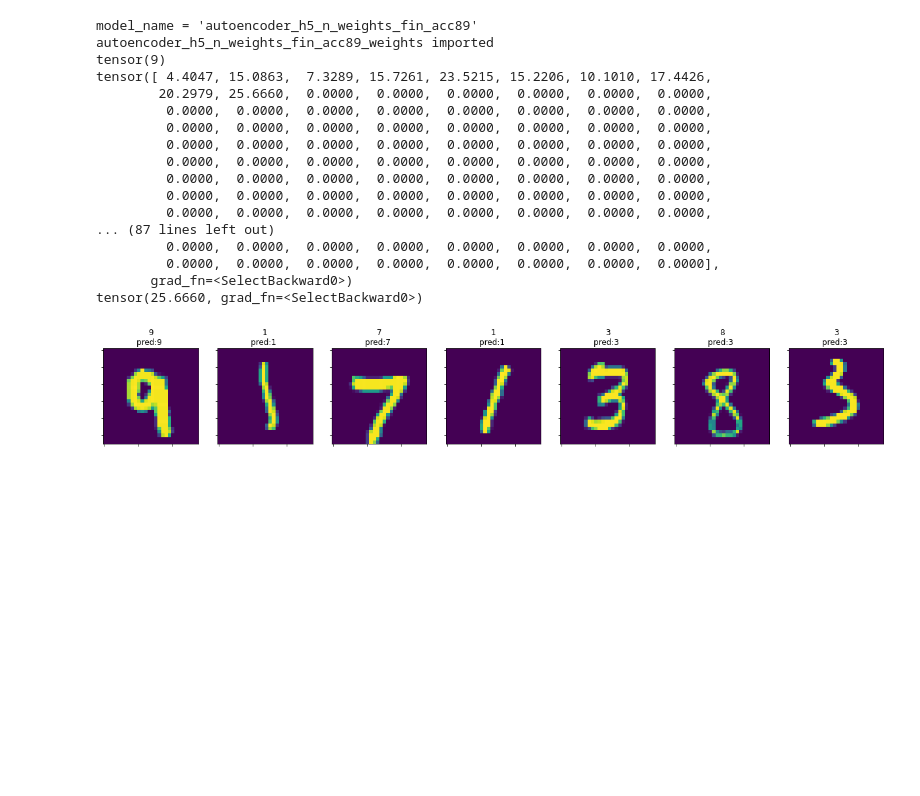
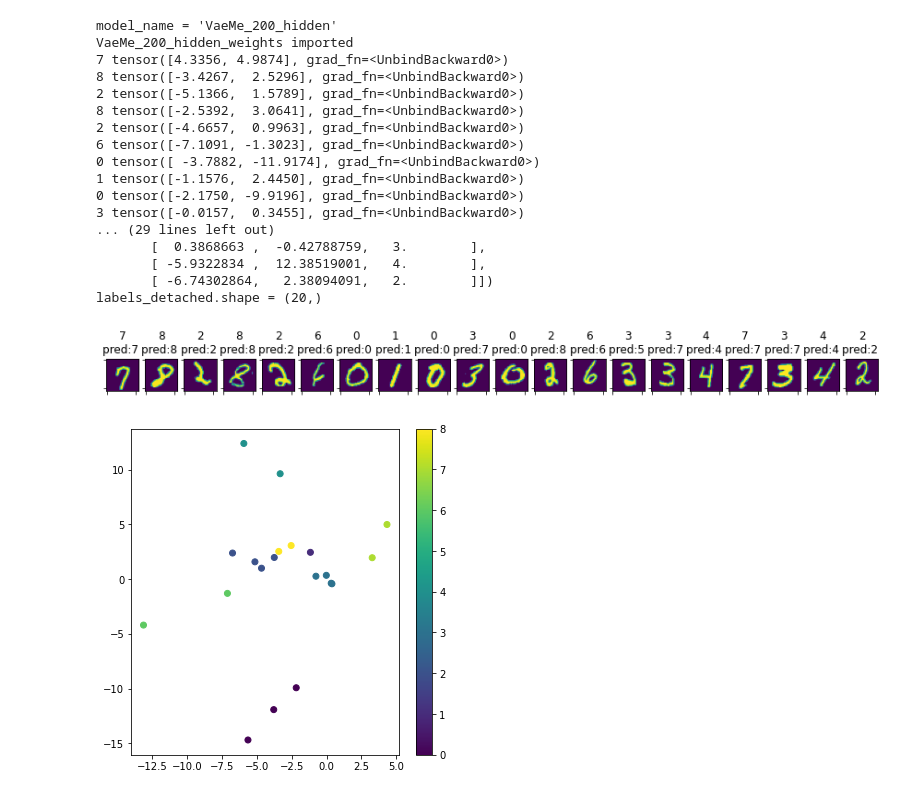
Before and after one commit to DominikOcsofszki/mlp, a Jupyter notebook: jp2.ipynb, the cells around one changed output. Cells and saved outputs as stored; diff of their text form; code cells hidden in the pictures; blank space fills up the shorter version.

Commit message:
added plotting for latent space

```diff
--- a/jp2.ipynb
+++ b/jp2.ipynb
@@ -9,28 +6,45 @@ def print_modul_entries(model):
-# %%
-# model_loaded = model.MyModel5()
-model_loaded = model.autoencoder_h5_n_weights_fin_acc89()
-mymodel = helper.import_model_name(model_x=model_loaded, activate_eval=True)
-images, labels = helper.show_images_with_model(7,model = model_loaded)
-vec = mymodel(images)
-print(vec[0].argmax())
-print(vec[0])
-print(vec[0][vec[0].argmax()])
-# %% [output]
-model_name = 'autoencoder_h5_n_weights_fin_acc89'
-autoencoder_h5_n_weights_fin_acc89_weights imported
-tensor(9)
-tensor([ 4.4047, 15.0863,  7.3289, 15.7261, 23.5215, 15.2206, 10.1010, 17.4426,
-        20.2979, 25.6660,  0.0000,  0.0000,  0.0000,  0.0000,  0.0000,  0.0000,
-         0.0000,  0.0000,  0.0000,  0.0000,  0.0000,  0.0000,  0.0000,  0.0000,
-         0.0000,  0.0000,  0.0000,  0.0000,  0.0000,  0.0000,  0.0000,  0.0000,
-         0.0000,  0.0000,  0.0000,  0.0000,  0.0000,  0.0000,  0.0000,  0.0000,
-         0.0000,  0.0000,  0.0000,  0.0000,  0.0000,  0.0000,  0.0000,  0.0000,
-         0.0000,  0.0000,  0.0000,  0.0000,  0.0000,  0.0000,  0.0000,  0.0000,
-         0.0000,  0.0000,  0.0000,  0.0000,  0.0000,  0.0000,  0.0000,  0.0000,
-         0.0000,  0.0000,  0.0000,  0.0000,  0.0000,  0.0000,  0.0000,  0.0000,
-... (87 lines left out)
-         0.0000,  0.0000,  0.0000,  0.0000,  0.0000,  0.0000,  0.0000,  0.0000,
-         0.0000,  0.0000,  0.0000,  0.0000,  0.0000,  0.0000,  0.0000,  0.0000],
-       grad_fn=<SelectBackward0>)
-tensor(25.6660, grad_fn=<SelectBackward0>)
-[figure, removed]
+# %%
+model_loaded = model.VaeMe_200_hidden()
+# model_loaded = model.VaeMe()
+mymodel = helper.import_model_name(model_x=model_loaded, activate_eval=True)
+# images, labels = helper.show_images_with_model(20,model = model_loaded)
+images, labels = helper.show_images_with_model(20,model = model_loaded)
+# images, labels = helper.show_images_with_model_new(20,model = model_loaded)
+vec = mymodel(images)
+z = mymodel.forward_return_z(images)
+indx = 0
+for item in z :
+    print(int(labels[indx]), item)
+    indx +=1
+print(z.shape)
+z_detached = z.detach().numpy()
+labels_detached = labels.detach().numpy()
+z_detached = np.column_stack((z_detached,labels_detached))
+print(f'{z_detached.shape = }')
+print(f'{z_detached = }')
+# print()
+print(f'{labels_detached.shape = }')
+plt.figure(figsize=(6,6))
+plt.scatter(z_detached[:,0],z_detached[:,1],c=labels)
+plt.colorbar()
+plt.show()
+# %% [output]
+model_name = 'VaeMe_200_hidden'
+VaeMe_200_hidden_weights imported
+7 tensor([4.3356, 4.9874], grad_fn=<UnbindBackward0>)
+8 tensor([-3.4267,  2.5296], grad_fn=<UnbindBackward0>)
+2 tensor([-5.1366,  1.5789], grad_fn=<UnbindBackward0>)
+8 tensor([-2.5392,  3.0641], grad_fn=<UnbindBackward0>)
+2 tensor([-4.6657,  0.9963], grad_fn=<UnbindBackward0>)
+6 tensor([-7.1091, -1.3023], grad_fn=<UnbindBackward0>)
+0 tensor([ -3.7882, -11.9174], grad_fn=<UnbindBackward0>)
+1 tensor([-1.1576,  2.4450], grad_fn=<UnbindBackward0>)
+0 tensor([-2.1750, -9.9196], grad_fn=<UnbindBackward0>)
+3 tensor([-0.0157,  0.3455], grad_fn=<UnbindBackward0>)
+... (29 lines left out)
+       [  0.3868663 ,  -0.42788759,   3.        ],
+       [ -5.9322834 ,  12.38519001,   4.        ],
+       [ -6.74302864,   2.38094091,   2.        ]])
+labels_detached.shape = (20,)
+[figure, added]
+[figure, added]
```
Also changed, not shown: parts of 2 cells of this notebook, 6 other files.
